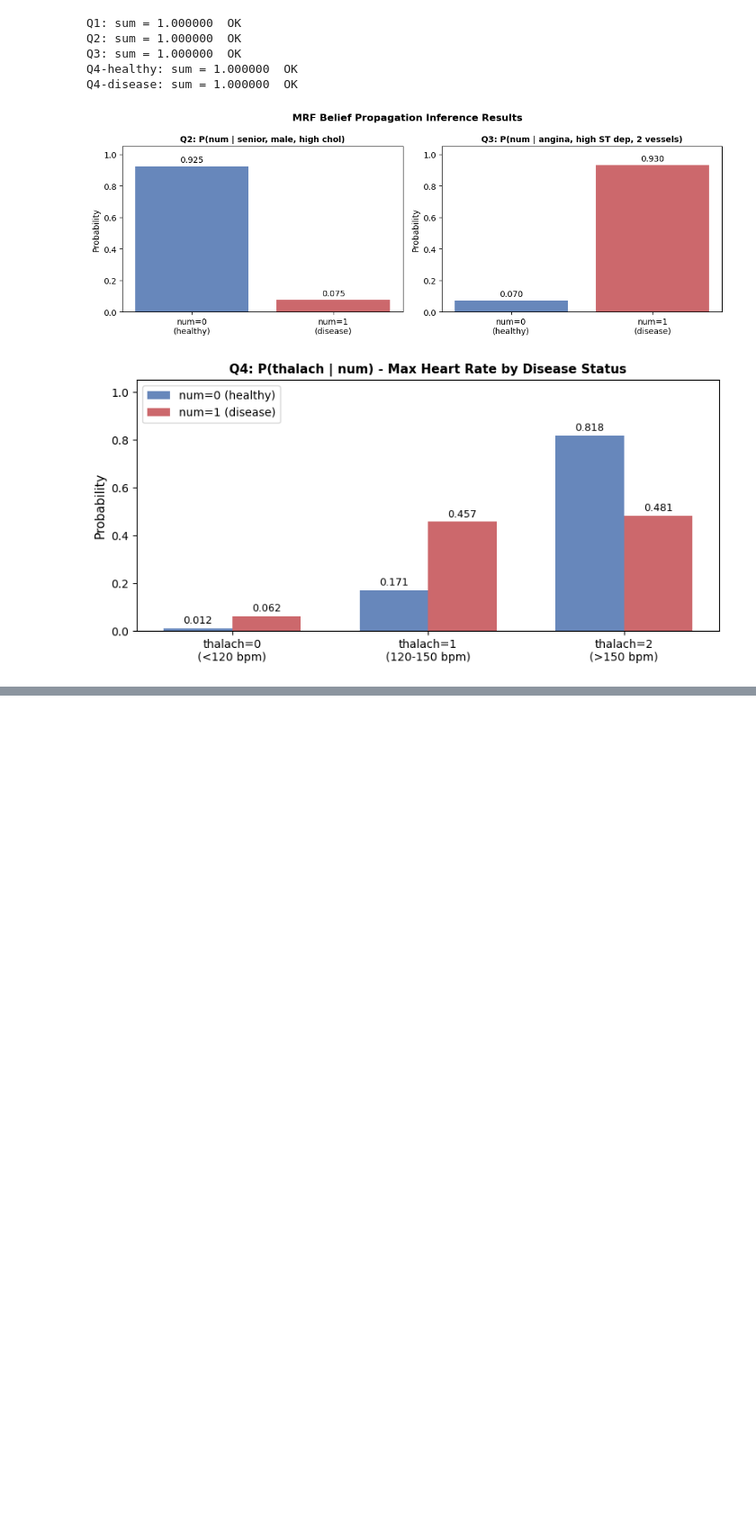
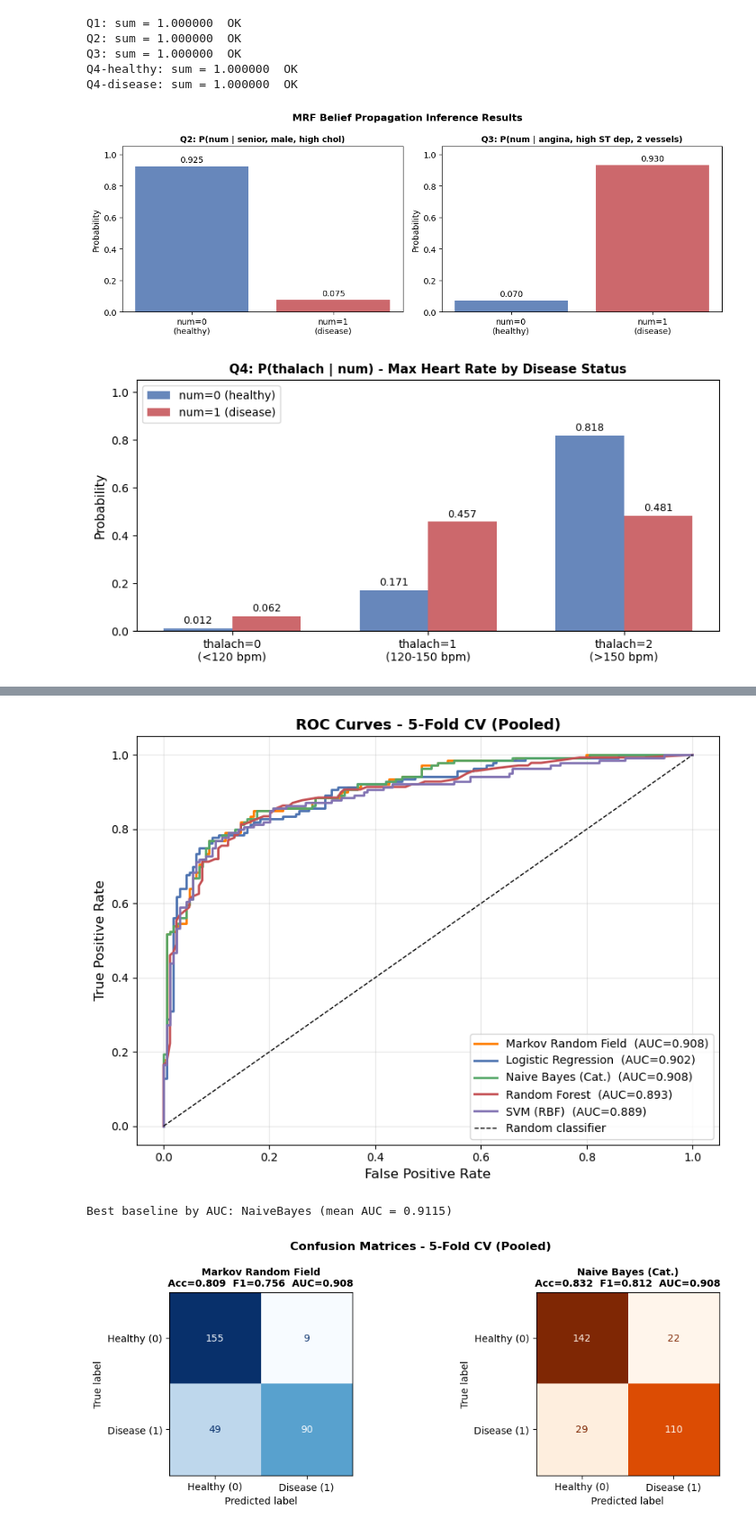
Before and after one commit to cheahcha/cs5340-project, a Jupyter notebook: markov_random_field.ipynb, the cells around one changed output, grey strips where cells are left out. Shown at 90% size. Drawn from its saved outputs; the diff is of its cells as text; code cells hidden in the pictures; blank space fills up the shorter version.

```diff
--- a/markov_random_field.ipynb
+++ b/markov_random_field.ipynb
@@ -311,0 +505,75 @@ plt.show()
+# %%
+## Summary table and key plots
+summary_rows = {}
+for name in MODEL_NAMES:
+    summary_rows[name] = {
+        metric: f"{np.mean(vals):.4f} +/- {np.std(vals):.4f}"
+        for metric, vals in cv_results[name].items()
+    }
+
+summary_df = pd.DataFrame(summary_rows).T
+summary_df.index.name = 'Model'
+print("Mean scores only:")
+mean_df = pd.DataFrame({
+    name: {m: np.mean(v) for m, v in cv_results[name].items()}
+    for name in MODEL_NAMES
+}).T.round(4)
+mean_df.index.name = 'Model'
+print(mean_df.to_string())
+
+COLORS = {
+    'MRF': '#FF7C00',
+    'LogisticRegression': '#4C72B0',
+    'NaiveBayes': '#55A868',
+    'RandomForest': '#C44E52',
+    'SVM': '#8172B2',
+}
+DISPLAY_NAMES = {
+    'MRF': 'Markov Random Field',
+    'LogisticRegression': 'Logistic Regression',
+    'NaiveBayes': 'Naive Bayes (Cat.)',
+    'RandomForest': 'Random Forest',
+    'SVM': 'SVM (RBF)',
+}
+
+fig, ax = plt.subplots(figsize=(8, 6))
+for name in MODEL_NAMES:
+    yt = np.array(pool_true[name])
+    yp = np.array(pool_proba[name])
+    fpr, tpr, _ = roc_curve(yt, yp)
+    auc = roc_auc_score(yt, yp)
+    ax.plot(fpr, tpr, label=f'{DISPLAY_NAMES[name]}  (AUC={auc:.3f})',
+            color=COLORS[name], linewidth=2)
+ax.plot([0, 1], [0, 1], 'k--', linewidth=1, label='Random classifier')
+ax.set_xlabel('False Positive Rate', fontsize=12)
+ax.set_ylabel('True Positive Rate', fontsize=12)
+ax.set_title('ROC Curves - 5-Fold CV (Pooled)', fontsize=13, fontweight='bold')
+ax.legend(loc='lower right', fontsize=10)
+ax.grid(True, alpha=0.3)
+plt.tight_layout()
+plt.show()
+
+fig, axes = plt.subplots(1, 2, figsize=(11, 4))
+baseline_names = [m for m in MODEL_NAMES if m != 'MRF']
+best_baseline = max(baseline_names, key=lambda m: np.mean(cv_results[m]['auc']))
+print(f"Best baseline by AUC: {best_baseline} (mean AUC = {np.mean(cv_results[best_baseline]['auc']):.4f})")
+
+for ax, model_key, cmap in [
+    (axes[0], 'MRF', 'Blues'),
+    (axes[1], best_baseline, 'Oranges'),
+]:
+    yt = np.array(pool_true[model_key])
+    yp = (np.array(pool_proba[model_key]) >= 0.5).astype(int)
+    cm = confusion_matrix(yt, yp)
+    disp = ConfusionMatrixDisplay(confusion_matrix=cm, display_labels=['Healthy (0)', 'Disease (1)'])
+    disp.plot(ax=ax, colorbar=False, cmap=cmap)
+    acc = accuracy_score(yt, yp)
+    f1 = f1_score(yt, yp)
+    auc = roc_auc_score(yt, np.array(pool_proba[model_key]))
+    ax.set_title(f'{DISPLAY_NAMES[model_key]}\nAcc={acc:.3f}  F1={f1:.3f}  AUC={auc:.3f}',
+                 fontsize=10, fontweight='bold')
+
+plt.suptitle('Confusion Matrices - 5-Fold CV (Pooled)', fontsize=12, fontweight='bold')
+plt.tight_layout()
+plt.show()
+# %% [output]
@@ -311,0 +588,3 @@ plt.show()
+[figure, added]
+Best baseline by AUC: NaiveBayes (mean AUC = 0.9115)
+[figure, added]
```
Also changed, not shown: parts of 14 cells of this notebook.
